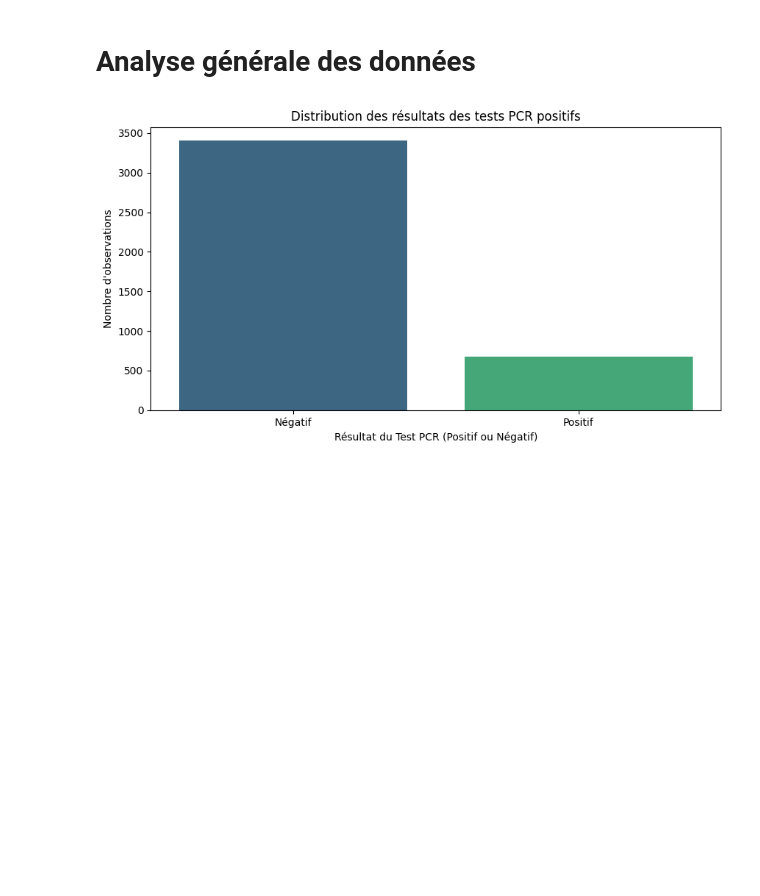
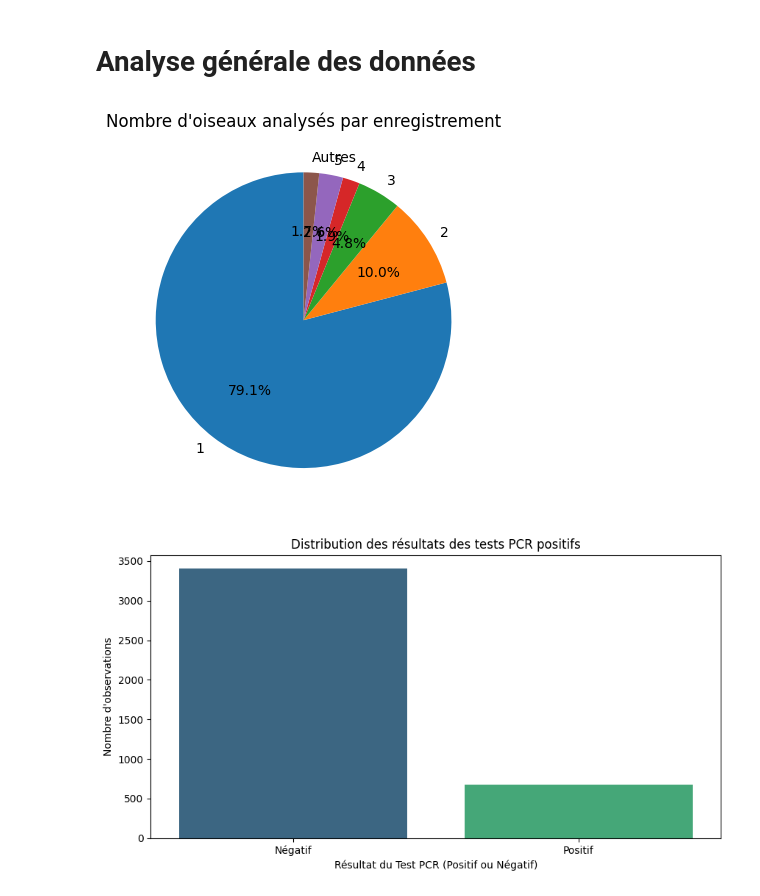
Before and after one commit to bavrillon/Avian-influenza, a Jupyter notebook: EDA.ipynb, the cells around one changed output. Drawn from its saved outputs; the diff is of its cells as text; code cells hidden in the pictures; blank space fills up the shorter version.

Commit message:
Traitement et représentation du nombre d'oiseaux analysés

```diff
--- a/EDA.ipynb
+++ b/EDA.ipynb
@@ -135,3 +135,16 @@ print('Nouveau type dans la colonne Date_observation :',df['Date_observation'].d
 # %% [output]
 Ancien type dans la colonne Date_observation : object
 Nouveau type dans la colonne Date_observation : datetime64[ns]
+# %%
+# AMELIORATION DU TYPE DE DONNEES CONTENUES DANS 'Nombre_oiseaux_analyses' :
+
+# On supprime les NA, en les remplaçant par la moyenne de la colonne (qui ne sera pas un entier, mais on ne forcera pas la conversion pour ne pas biaiser les valeurs)
+
+print('Type dans la colonne Nombre_oiseaux_analyses :',df['Nombre_oiseaux_analyses'].dtypes)
+print('\nOn observe des valeurs non-attribuées dans la colonne :')
+print(df['Nombre_oiseaux_analyses'].info())
+moyenne = df['Nombre_oiseaux_analyses'].mean()
+df['Nombre_oiseaux_analyses'] = df['Nombre_oiseaux_analyses'].fillna(moyenne)
+
+print('\nAprès traitement, tous les lignes possèdent une valeur pour cette colonne :')
+print(df['Nombre_oiseaux_analyses'].info())
@@ -161,6 +192,28 @@ df.head()
 - **X_localisation** et **Y_localisation** : localisation du centroïde de la commune (X et Y) dans lesquels l'événement a été collecté, en utilisant Lambert93 comme système de projection.
 # %% [markdown]
 # Analyse générale des données
+# %%
+# NOMBRE D'OISEAUX ANALYSES
+
+valeurs_saisies = df.loc[(df['Nombre_oiseaux_analyses'] % 1) == 0, 'Nombre_oiseaux_analyses'] # On trace uniquement ce qui ne correspondait pas à des NA dans le dataframe d'origine
+valeurs_saisies = valeurs_saisies.astype(int).to_frame()
+g = valeurs_saisies.groupby(['Nombre_oiseaux_analyses']).size()
+
+total = g.sum()
+seuil = total * 0.01
+
+other = g[g < seuil].sum() # Créer une catégorie "Autre" pour les valeurs inférieures au seuil
+
+# Supprimer les groupes qui ont été regroupés sous "Autre"
+g = g[g >= seuil]
+g['Autres'] = other
+
+g.plot.pie(autopct='%1.1f%%', startangle=90)
+plt.ylabel('')  # Cache l'étiquette de l'axe Y pour un affichage plus propre
+plt.title("Nombre d'oiseaux analysés par enregistrement")
+plt.show()
+# %% [output]
+[figure, added]
 # %%
 # DISTRBUTION DES RESULTATS DES ANALYSES SELON LA POSITIVITE DES TESTS
 
```
Also changed, not shown: parts of 2 cells of this notebook.
